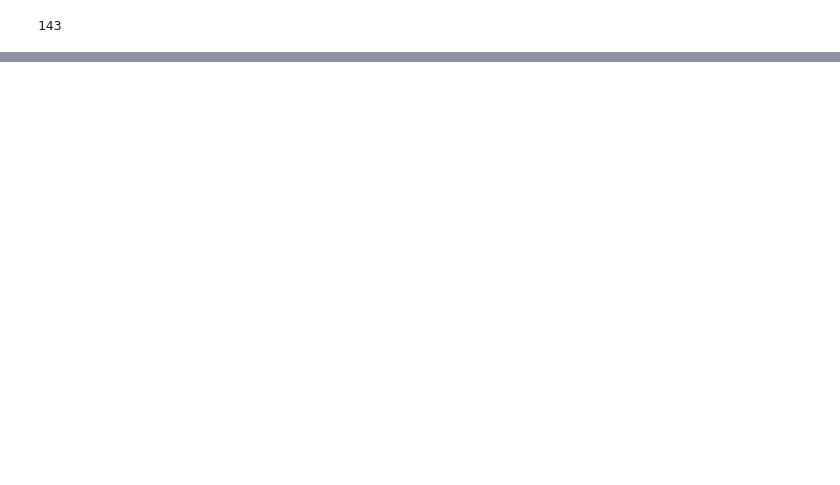
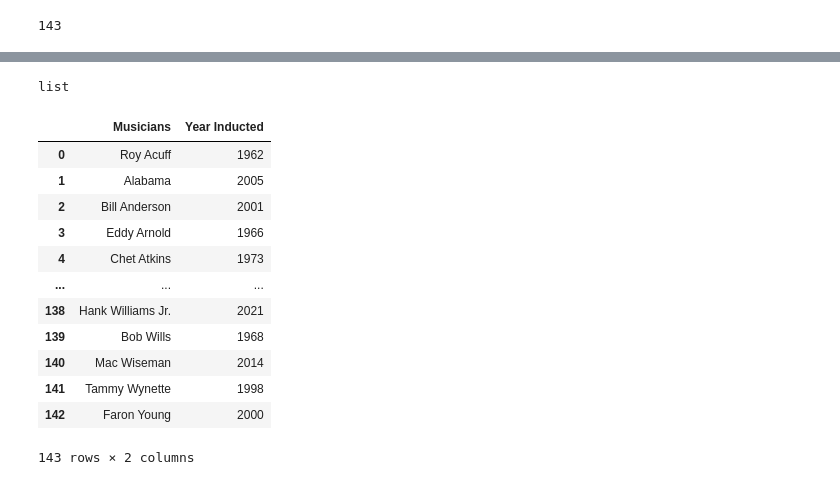
Before and after one commit to latestnight/country_music_hof-latestnight, a Jupyter notebook: country_music.ipynb, the cells around one changed output, grey strips where cells are left out. Drawn from its saved outputs; the diff is of its cells as text; code cells hidden in the pictures; blank space fills up the shorter version.

```diff
--- a/country_music.ipynb
+++ b/country_music.ipynb
@@ -160,0 +102,4 @@ artists1 = pd.DataFrame[[artist_names + years]]
+# %%
+type(years_inducted)
+# %% [output]
+list
@@ -160,0 +110,16 @@ artists1 = pd.DataFrame[[artist_names + years]]
+# %%
+hall_of_fame
+# %% [output]
+|  | Musicians | Year Inducted |
+| 0 | Roy Acuff | 1962 |
+| 1 | Alabama | 2005 |
+| 2 | Bill Anderson | 2001 |
+| 3 | Eddy Arnold | 1966 |
+| 4 | Chet Atkins | 1973 |
+| ... | ... | ... |
+| 138 | Hank Williams Jr. | 2021 |
+| 139 | Bob Wills | 1968 |
+| 140 | Mac Wiseman | 2014 |
+| 141 | Tammy Wynette | 1998 |
+| 142 | Faron Young | 2000 |
+143 rows × 2 columns
```
Also changed, not shown: parts of 26 cells of this notebook.
